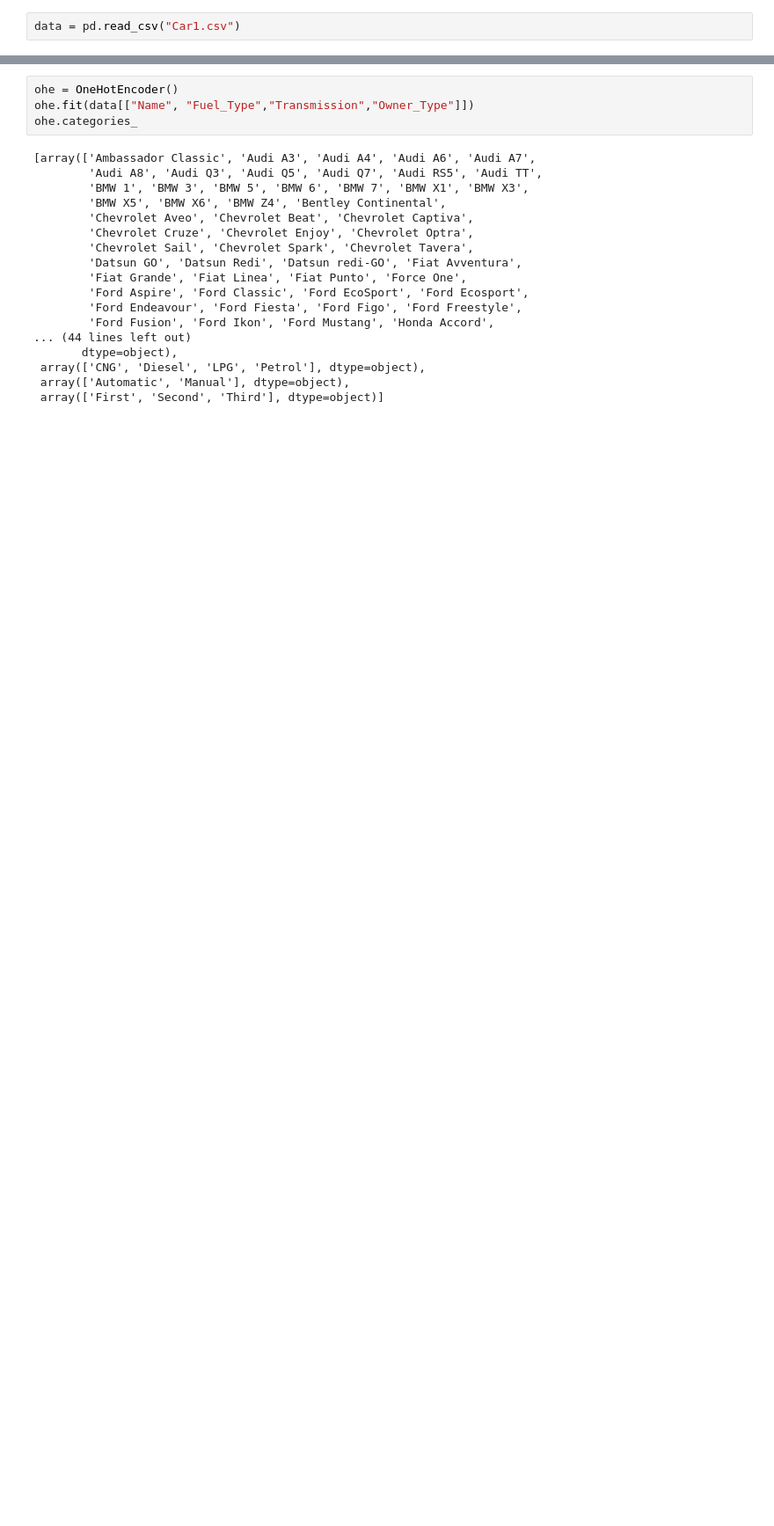
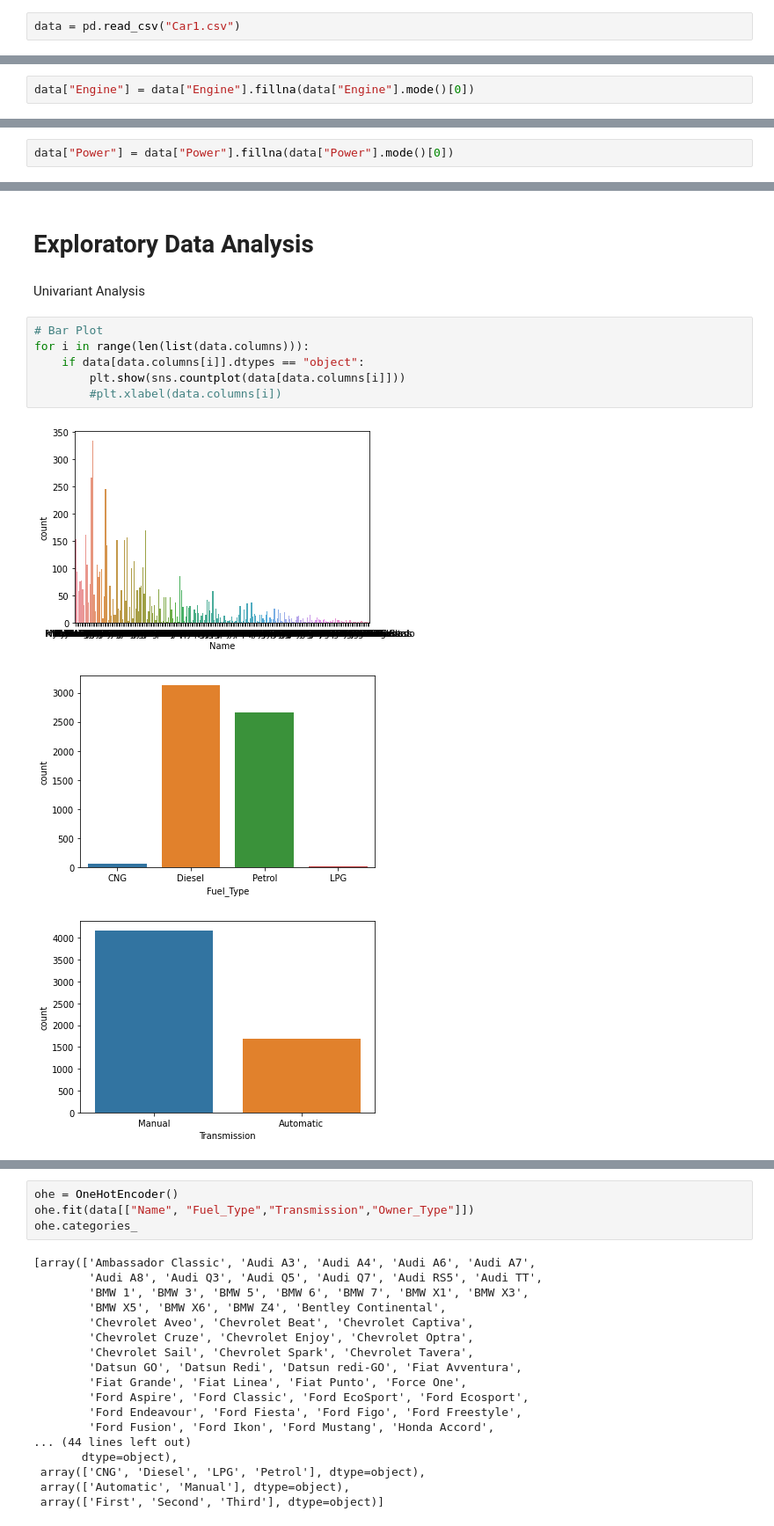
Before and after one commit to mohitbhalke07/Projects, a Jupyter notebook: Commodity Price Predictor/Car Price Predictor/Car_Price_Predictor.ipynb, the cells around one changed output, grey strips where cells are left out. Shown at 88% size. Drawn from its saved outputs; the diff is of its cells as text; blank space fills up the shorter version.

```diff
--- a/Commodity Price Predictor/Car Price Predictor/Car_Price_Predictor.ipynb
+++ b/Commodity Price Predictor/Car Price Predictor/Car_Price_Predictor.ipynb
@@ -34,0 +287,2 @@ dtype: float64
+# %%
+data["Engine"] = data["Engine"].fillna(data["Engine"].mode()[0])
@@ -34,0 +311,2 @@ dtype: float64
+# %%
+data["Power"] = data["Power"].fillna(data["Power"].mode()[0])
@@ -36,0 +403,14 @@ data.dropna(inplace=True)
+# %% [markdown]
+# Exploratory Data Analysis
+# %% [markdown]
+Univariant Analysis
+# %%
+# Bar Plot
+for i in range(len(list(data.columns))):
+    if data[data.columns[i]].dtypes == "object":
+        plt.show(sns.countplot(data[data.columns[i]]))
+        #plt.xlabel(data.columns[i])
+# %% [output]
+[figure, added]
+[figure, added]
+[figure, added]
```
Also changed, not shown: parts of 153 cells of this notebook.
